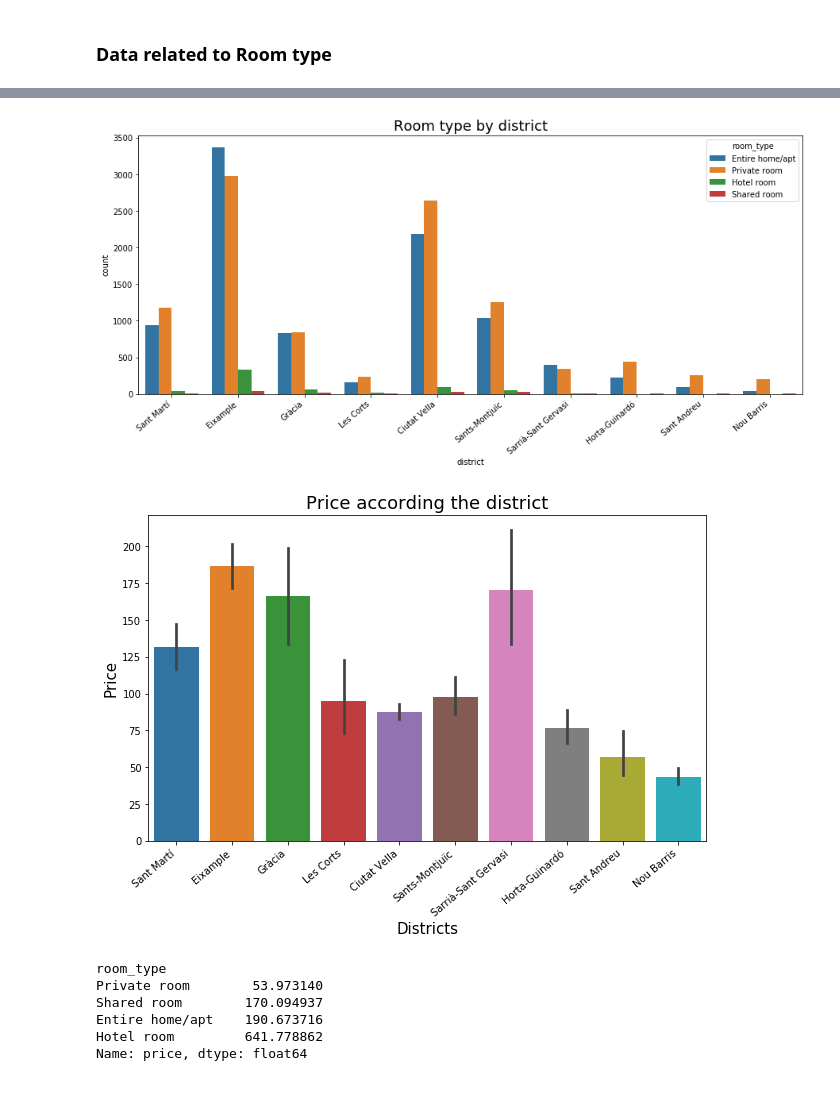
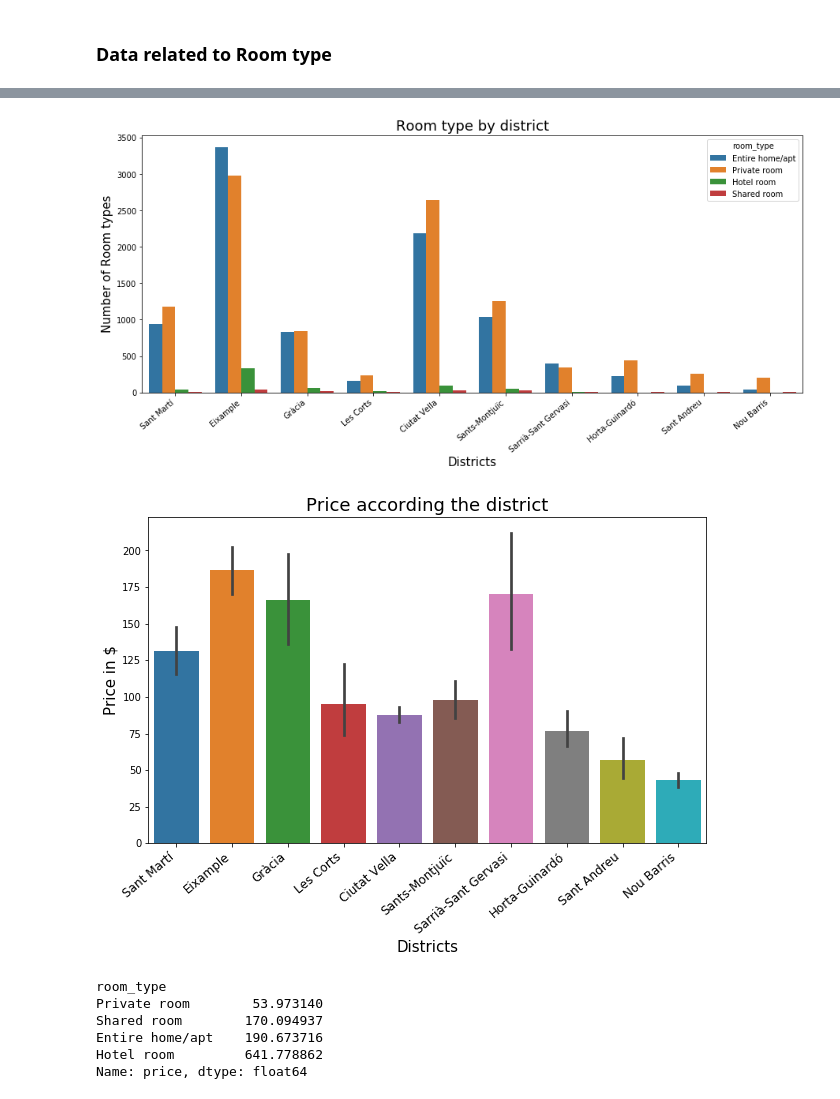
Before and after one commit to TBSantana/Barcelona_AirBnb_Data_Analysis, a Jupyter notebook: AirBnb_Barcelona_2019_Analisys.ipynb, the cells around one changed output, grey strips where cells are left out. Drawn from its saved outputs; the diff is of its cells as text; code cells hidden in the pictures.

```diff
--- a/AirBnb_Barcelona_2019_Analisys.ipynb
+++ b/AirBnb_Barcelona_2019_Analisys.ipynb
@@ -280,26 +285,28 @@ Name: room_type, dtype: int64
 #Show number and type of rooms by neighbourhood
 plt.figure(figsize = (15, 6))
 ax = sns.countplot(x='district', hue='room_type', data=df)
+ax.set_xlabel('Districts', weight='normal', size=15)
+ax.set_ylabel('Number of Room types', weight='normal', size=15)
 ax.set_xticklabels(ax.get_xticklabels(), rotation=40, ha="right")
 plt.title('Room type by district', fontsize=18)
 
 plt.show()
 # %% [output]
-[figure, old version]
+[figure, new version]
 # %%
 #Show relation beetwen price and district
 plt.figure(figsize = (10, 6))
 ax = sns.barplot(df.district, df.price)
 plt.title('Price according the district', fontsize=18)
 
 ax.set_xlabel('Districts', weight='normal', size=15)
-ax.set_ylabel('Price', weight='normal', size=15)
+ax.set_ylabel('Price in $', weight='normal', size=15)
 
-ax.set_xticklabels(ax.get_xticklabels(), rotation=40, ha="right")
+ax.set_xticklabels(ax.get_xticklabels(), rotation=40, ha="right", size= 12)
 
 plt.show()
 # %% [output]
-[figure, old version]
+[figure, new version]
 # %%
 #Relation beetwen price and type room
 df_price_room_type = df.groupby(['room_type']).mean()['price'].sort_values()
```
Also changed, not shown: parts of 7 cells of this notebook.
